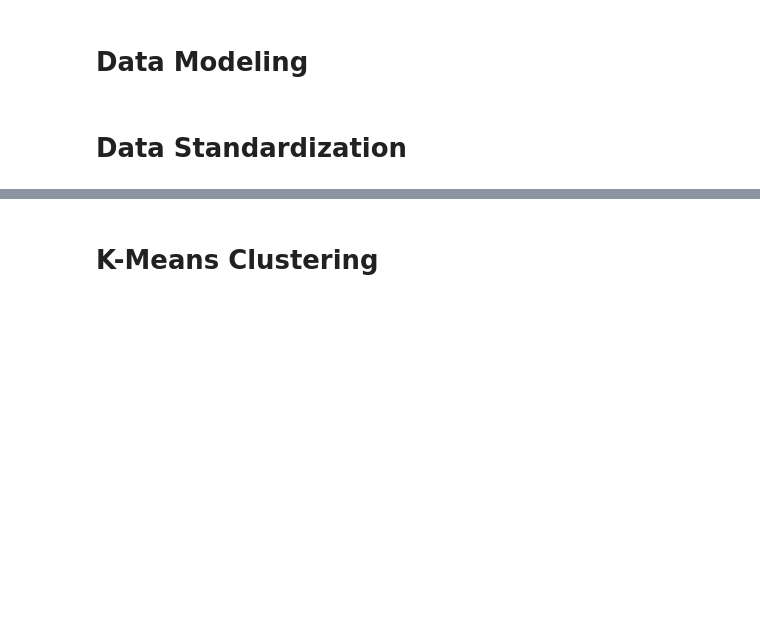
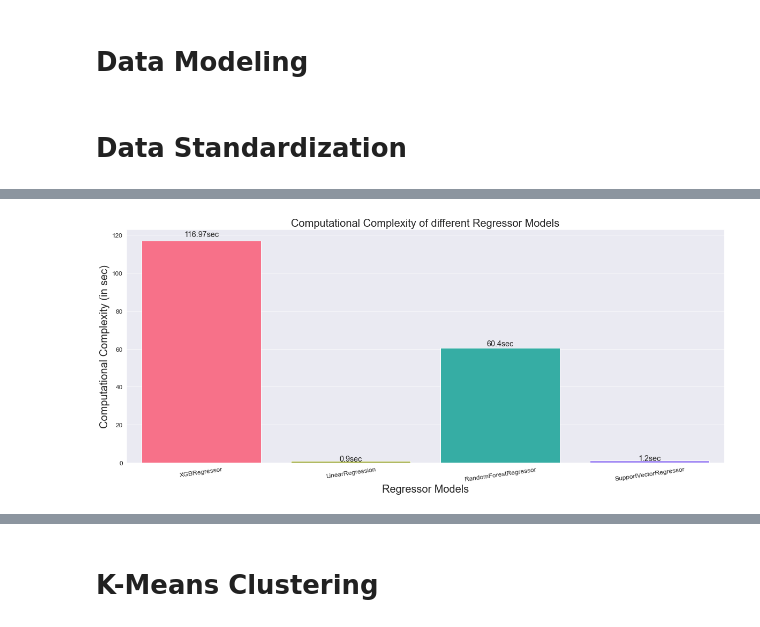
Before and after one commit to RanjanRavi2398/Heart-Failure-Using-Clinical-Record-Set, a Jupyter notebook: Heart_Failure.ipynb, the cells around one changed output, grey strips where cells are left out. Cells and saved outputs as stored; diff of their text form; code cells hidden in the pictures; blank space fills up the shorter version.

```diff
--- a/Heart_Failure.ipynb
+++ b/Heart_Failure.ipynb
@@ -379,0 +502,16 @@ computational_list=[]
+# %%
+plt.rcParams['figure.figsize']=20,8
+sns.set_style('darkgrid')
+ax = sns.barplot(x=model_list, y=computational_list, palette = "husl", saturation =2.0)
+plt.xlabel('Regressor Models', fontsize = 20 )
+plt.ylabel('Computational Complexity (in sec)', fontsize = 20)
+plt.title('Computational Complexity of different Regressor Models', fontsize = 20)
+plt.xticks(fontsize = 12, horizontalalignment = 'center', rotation = 8)
+plt.yticks(fontsize = 12)
+for i in ax.patches:
+    width, height = i.get_width(), i.get_height()
+    x, y = i.get_xy()
+    ax.annotate(f'{round(height,2)}sec', (x + width/2, y + height*1.02), ha='center', fontsize = 'x-large')
+plt.show()
+# %% [output]
+[figure, added]
```
Also changed, not shown: parts of 43 cells of this notebook.
